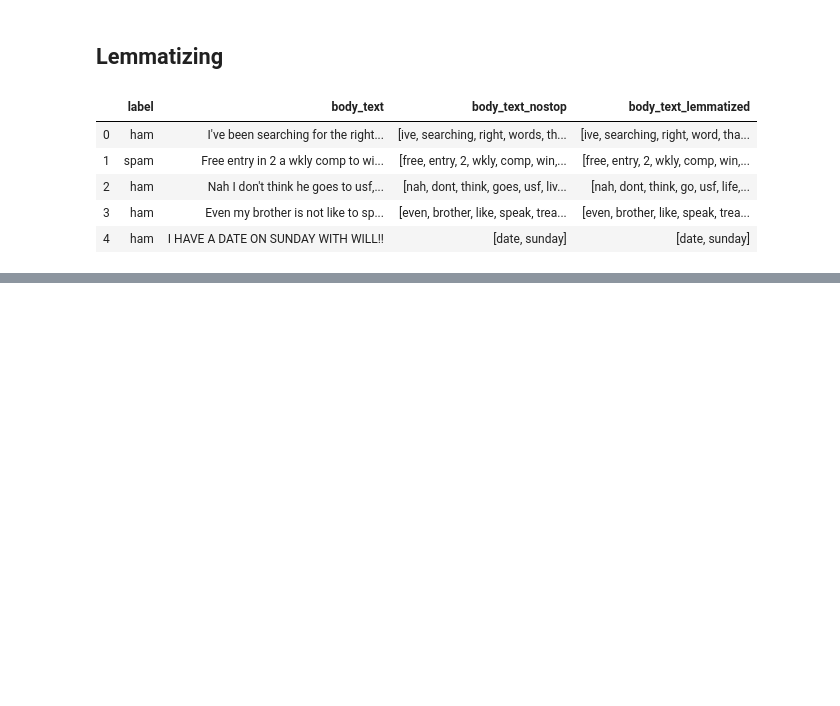
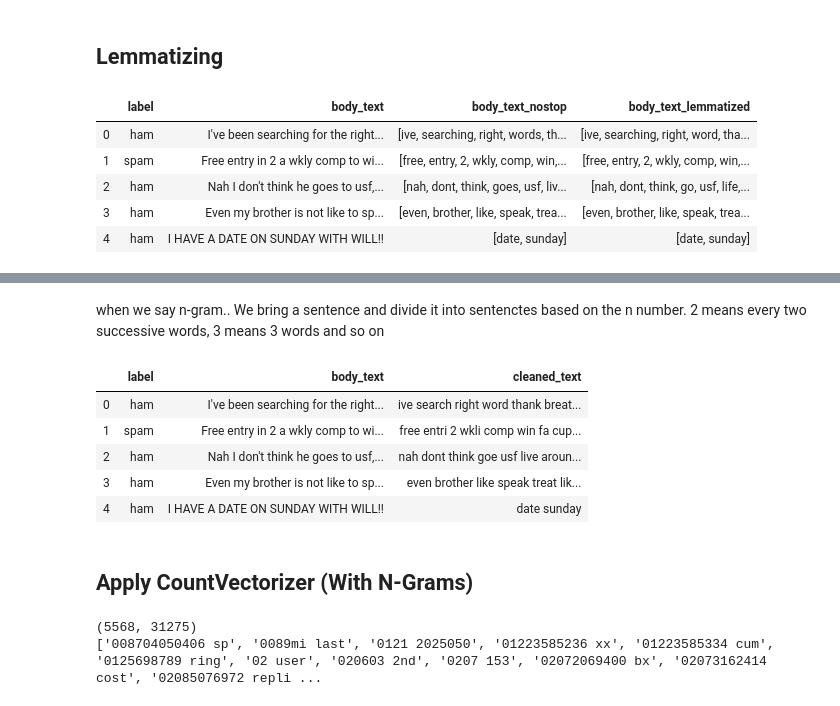
Before and after one commit to GhaidEwawi/nlp-python, a Jupyter notebook: nlp-python.ipynb, the cells around one changed output, grey strips where cells are left out. Cells and saved outputs as stored; diff of their text form; code cells hidden in the pictures; blank space fills up the shorter version.

```diff
--- a/nlp-python.ipynb
+++ b/nlp-python.ipynb
@@ -178,0 +242,2 @@ data3.head()
+# %% [markdown]
+when we say n-gram.. We bring a sentence and divide it into sentenctes based on the n number. 2 means every two successive words, 3 means 3 words and so on
@@ -178,0 +253,20 @@ data3.head()
+# %%
+data5.head()
+# %% [output]
+|  | label | body_text | cleaned_text |
+| 0 | ham | I've been searching for the right... | ive search right word thank breat... |
+| 1 | spam | Free entry in 2 a wkly comp to wi... | free entri 2 wkli comp win fa cup... |
+| 2 | ham | Nah I don't think he goes to usf,... | nah dont think goe usf live aroun... |
+| 3 | ham | Even my brother is not like to sp... | even brother like speak treat lik... |
+| 4 | ham | I HAVE A DATE ON SUNDAY WITH WILL!! | date sunday |
+# %% [markdown]
+## Apply CountVectorizer (With N-Grams)
+# %%
+from sklearn.feature_extraction.text import CountVectorizer
+ngram_vect = CountVectorizer(ngram_range=(2, 2))
+X_counts = ngram_vect.fit_transform(data5['cleaned_text'])
+print(X_counts.shape)
+print(ngram_vect.get_feature_names())
+# %% [output]
+(5568, 31275)
+['008704050406 sp', '0089mi last', '0121 2025050', '01223585236 xx', '01223585334 cum', '0125698789 ring', '02 user', '020603 2nd', '0207 153', '02072069400 bx', '02073162414 cost', '02085076972 repli ...
```
Also changed, not shown: parts of 16 cells of this notebook.
